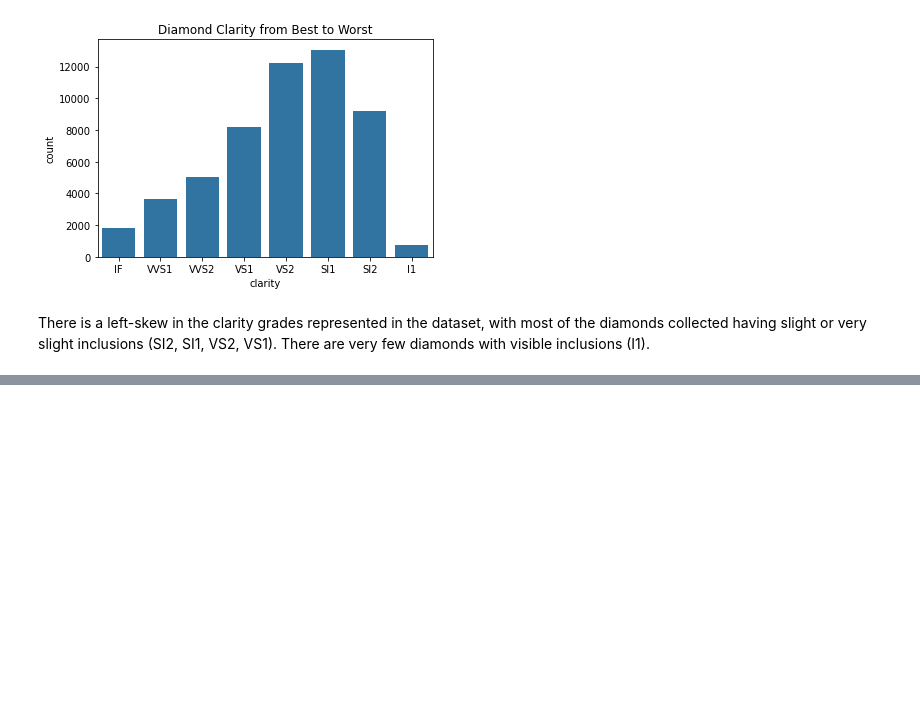
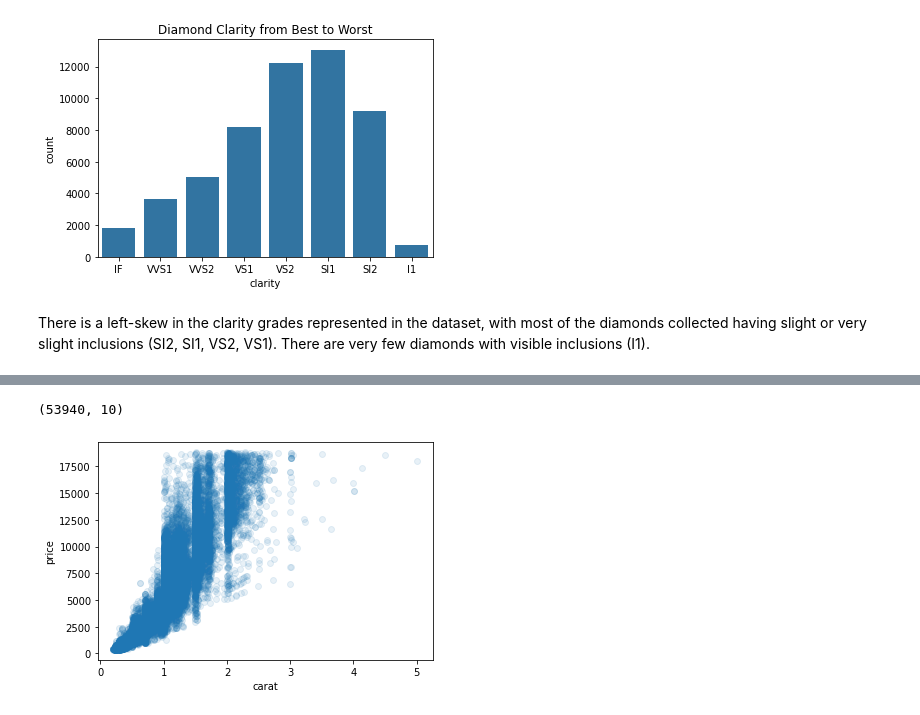
Before and after one commit to EsosaOrumwese/ALX-T-Nanodegree, a Jupyter notebook: Data Analytics/3. Data Visualization/diamondprice_EDA casestudy.ipynb, the cells around one changed output, grey strips where cells are left out. Cells and saved outputs as stored; diff of their text form; code cells hidden in the pictures; blank space fills up the shorter version.

```diff
--- a/Data Analytics/3. Data Visualization/diamondprice_EDA casestudy.ipynb
+++ b/Data Analytics/3. Data Visualization/diamondprice_EDA casestudy.ipynb
@@ -255,0 +262,9 @@ There is a left-skew in the clarity grades represented in the dataset, with most
+# %%
+diamonds.shape
+# %% [output]
+(53940, 10)
+# %%
+sns.regplot(data=diamonds, x='carat', y='price',
+            fit_reg=False, scatter_kws={'alpha':1/10});
+# %% [output]
+[figure, added]
```
Also changed, not shown: parts of 19 cells of this notebook.
